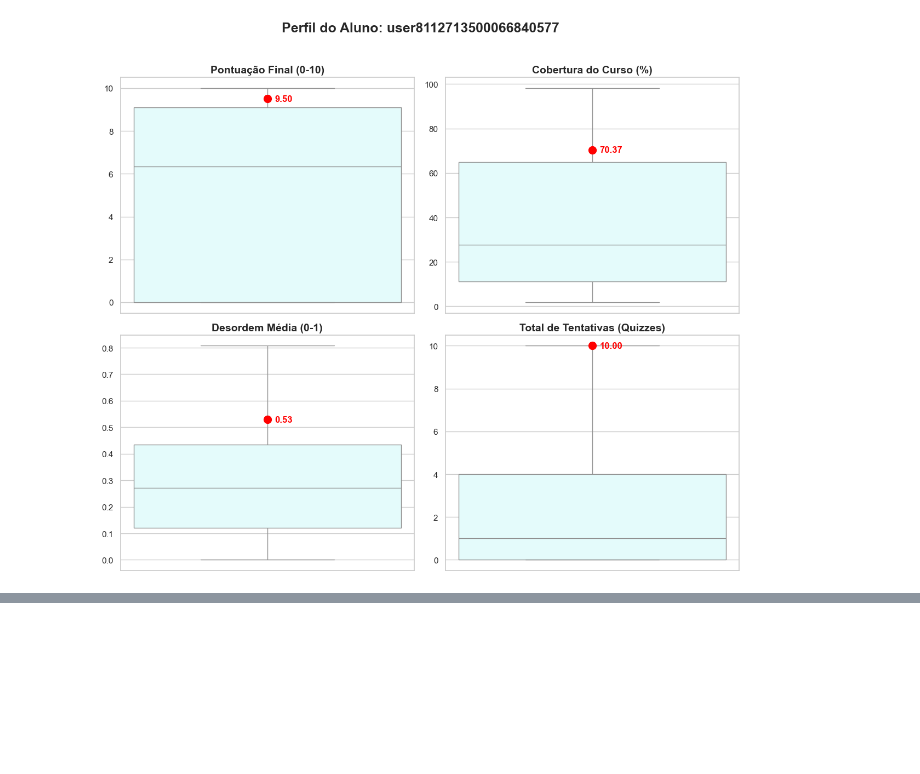
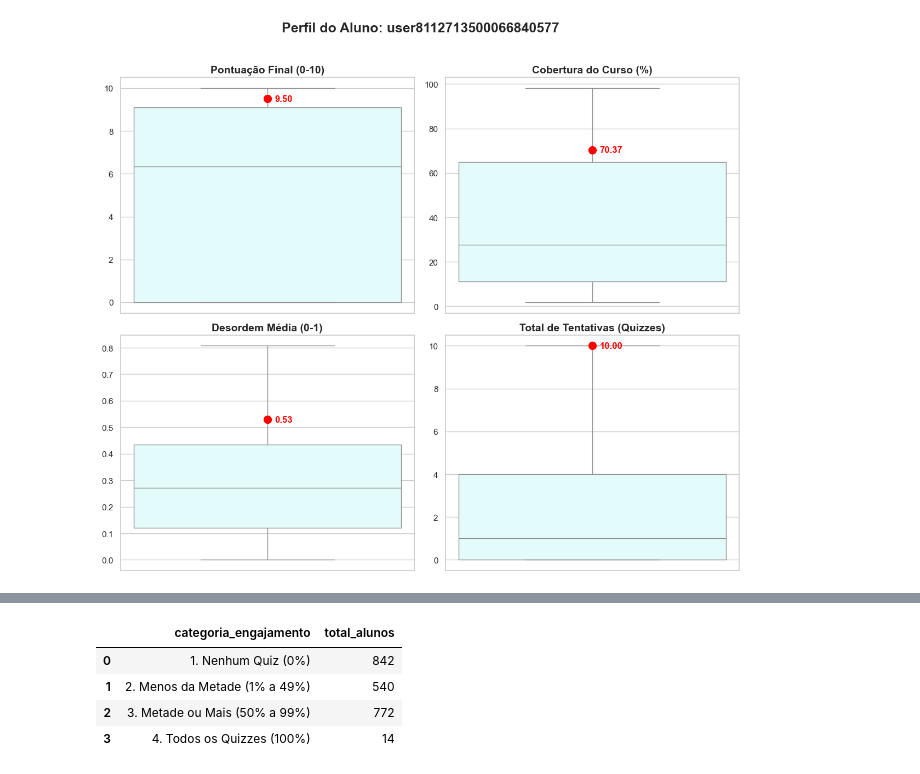
Before and after one commit to Danilus04/Topicos-Trabalho-Final, a Jupyter notebook: analise.ipynb, the cells around one changed output, grey strips where cells are left out. Drawn from its saved outputs; the diff is of its cells as text; code cells hidden in the pictures; blank space fills up the shorter version.

```diff
--- a/analise.ipynb
+++ b/analise.ipynb
@@ -243,0 +464,71 @@ gerar_boxplot_aluno("user8112713500066840577")
+# %%
+def analisar_engajamento_quizzes(pasta_dados="export/"):
+    """
+    Analisa os logs do Moodle para categorizar os alunos com base
+    na quantidade de quizzes distintos que eles acessaram/fizeram.
+    """
+    query_quizzes = f"""
+        WITH TotalQuizzes AS (
+            -- Passo 1: Descobre o número total de quizzes únicos no curso
+            -- O contextinstanceid identifica unicamente a instância de uma atividade
+            SELECT COUNT(DISTINCT contextinstanceid) AS total_quizzes
+            FROM read_csv_auto('{pasta_dados}mdl_logstore_standard_log.csv', ALL_VARCHAR=TRUE)
+            WHERE component = 'mod_quiz' AND contextlevel = '70' and courseid = '10464'
+        ),
+        TodosUsuarios AS (
+            -- Passo 2: Lista todos os alunos que acessaram o ambiente
+            SELECT DISTINCT username
+            FROM read_csv_auto('{pasta_dados}mdl_logstore_standard_log.csv', ALL_VARCHAR=TRUE)
+            WHERE username NOT IN ('0', '-1', '', 'nan') AND username IS NOT NULL AND courseid = '10464'
+        ),
+        QuizzesPorUsuario AS (
+            -- Passo 3: Conta quantos quizzes únicos cada aluno acessou/fez
+            SELECT
+                username,
+                COUNT(DISTINCT contextinstanceid) AS quizzes_feitos
+            FROM read_csv_auto('{pasta_dados}mdl_logstore_standard_log.csv', ALL_VARCHAR=TRUE)
+            WHERE component = 'mod_quiz'
+              AND username NOT IN ('0', '-1', '', 'nan') AND username IS NOT NULL AND courseid = '10464'
+            GROUP BY username
+        ),
+        Engajamento AS (
+            -- Passo 4: Une os dados e calcula a porcentagem exata para cada aluno
+            SELECT
+                t.username,
+                COALESCE(q.quizzes_feitos, 0) AS quizzes_feitos,
+                (SELECT total_quizzes FROM TotalQuizzes) AS total_quizzes,
+                CASE
+                    WHEN (SELECT total_quizzes FROM TotalQuizzes) > 0
+                    THEN (CAST(COALESCE(q.quizzes_feitos, 0) AS FLOAT) / (SELECT total_quizzes FROM TotalQuizzes)) * 100
+                    ELSE 0
+                END AS porcentagem
+            FROM TodosUsuarios t
+            LEFT JOIN QuizzesPorUsuario q ON t.username = q.username
+        )
+        -- Passo 5: Agrupa os alunos nas categorias solicitadas e faz a contagem
+        SELECT
+            CASE
+                WHEN porcentagem = 0 THEN '1. Nenhum Quiz (0%)'
+                WHEN porcentagem > 0 AND porcentagem < 50 THEN '2. Menos da Metade (1% a 49%)'
+                WHEN porcentagem >= 50 AND porcentagem < 100 THEN '3. Metade ou Mais (50% a 99%)'
+                WHEN porcentagem = 100 THEN '4. Todos os Quizzes (100%)'
+            END AS categoria_engajamento,
+            COUNT(username) AS total_alunos
+        FROM Engajamento
+        GROUP BY 1
+        ORDER BY 1
+    """
+
+    # Executa a query e retorna o resultado
+    return duckdb.query(query_quizzes).df()
+
+# Executa e exibe o painel de categorias
+df_engajamento = analisar_engajamento_quizzes()
+
+display(df_engajamento)
+# %% [output]
+|  | categoria_engajamento | total_alunos |
+| 0 | 1. Nenhum Quiz (0%) | 842 |
+| 1 | 2. Menos da Metade (1% a 49%) | 540 |
+| 2 | 3. Metade ou Mais (50% a 99%) | 772 |
+| 3 | 4. Todos os Quizzes (100%) | 14 |
```
Also changed, not shown: parts of 5 cells of this notebook, 1 other file.
